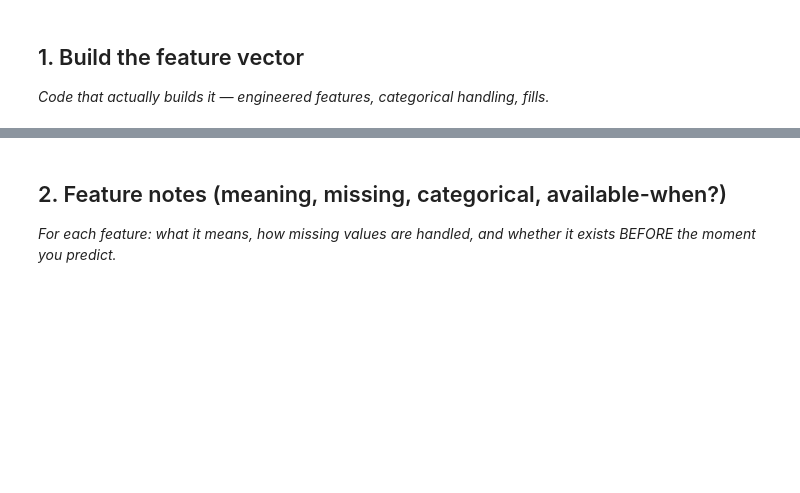
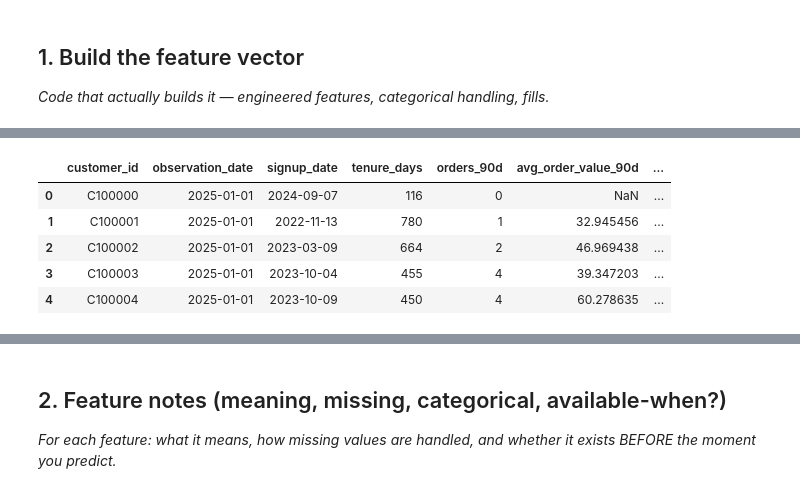
Before and after one commit to umarali8/flyrank-ml-internship, a Jupyter notebook: work/notebooks/w03_feature_leakage_check.ipynb, the cells around one changed output, grey strips where cells are left out. Cells and saved outputs as stored; diff of their text form; code cells hidden in the pictures; blank space fills up the shorter version.

Commit message:
complete week 3 feature leakage

```diff
--- a/work/notebooks/w03_feature_leakage_check.ipynb
+++ b/work/notebooks/w03_feature_leakage_check.ipynb
@@ -13,3 +30,91 @@ This skeleton is yours to fill. Work the sections **in order** — each one has
 # %%
-# This cell is for CODE (numbers, a query, a check).
-# Write your text answer in the cell ABOVE this one — typing sentences here breaks Run All.
+import numpy as np
+import pandas as pd
+
+rng = np.random.default_rng(42)
+n = 2000
+observation_date = pd.Timestamp("2025-01-01")
+
+# --- latent "true" propensity to churn (not a feature, used only to generate labels) ---
+tenure_days = rng.integers(30, 1000, size=n)
+engagement = rng.beta(2, 2, size=n)  # 0..1, higher = more engaged
+days_since_last_login = rng.poisson(lam=(1 - engagement) * 25 + 1, size=n)
+support_tickets_90d = rng.poisson(lam=(1 - engagement) * 2.5, size=n)
+orders_90d = rng.poisson(lam=engagement * 4, size=n)
+
+churn_logit = (
+    -1.2
+    + 0.05 * days_since_last_login
+    + 0.35 * support_tickets_90d
+    - 0.6 * orders_90d
+    - 0.0015 * tenure_days
+    + rng.normal(0, 0.8, size=n)
+)
+churn_prob = 1 / (1 + np.exp(-churn_logit))
+churned_next_30d = (rng.random(n) < churn_prob).astype(int)
+
+# --- observed features (as of observation_date) ---
+signup_date = observation_date - pd.to_timedelta(tenure_days, unit="D")
+
+avg_order_value_90d = np.where(
+    orders_90d > 0, rng.normal(45, 15, size=n).clip(5, None), np.nan
+)
+
+is_premium_member = rng.random(n) < 0.3
+
+regions = np.array(["north", "south", "east", "west"])
+region = rng.choice(regions, size=n)
+
+payment_methods = np.array(["card", "paypal", "bank_transfer"])
+payment_method = rng.choice(payment_methods, size=n).astype(object)
+missing_pay_idx = rng.choice(n, size=int(0.05 * n), replace=False)
+payment_method[missing_pay_idx] = np.nan
+
+email_opt_in = rng.random(n) < 0.6
+email_opt_in = email_opt_in.astype(object)
+missing_email_idx = rng.choice(n, size=int(0.08 * n), replace=False)
+email_opt_in[missing_email_idx] = np.nan
+
+discount_used_90d = rng.poisson(lam=0.6, size=n)
+
+# --- deliberate leakage traps (kept in the RAW table on purpose; hunted in Section 3) ---
+# (a) label-derived: this field is only ever populated *after* a customer has churned
+cancellation_reason = np.full(n, np.nan, dtype=object)
+churned_idx = np.where(churned_next_30d == 1)[0]
+cancellation_reason[churned_idx] = rng.choice(
+    ["price", "service", "competitor", "no_reason_given"], size=len(churned_idx)
+)
+
+# (b) temporal leakage: "all-time" total includes orders placed AFTER observation_date,
+# and churners systematically place ~0 orders after that date -- so this field
+# smuggles in the future outcome under an innocent-looking name.
+future_orders = np.where(churned_next_30d == 1, rng.poisson(0.1, n), rng.poisson(3.5, n))
+total_orders_alltime = orders_90d + future_orders
+
+raw = pd.DataFrame({
+    "customer_id": [f"C{100000+i}" for i in range(n)],
+    "observation_date": observation_date,
+    "signup_date": signup_date,
+    "tenure_days": tenure_days,
+    "orders_90d": orders_90d,
+    "avg_order_value_90d": avg_order_value_90d,
+    "days_since_last_login": days_since_last_login,
+    "support_tickets_90d": support_tickets_90d,
+    "is_premium_member": is_premium_member,
+    "region": region,
+    "payment_method": payment_method,
+    "email_opt_in": email_opt_in,
+    "discount_used_90d": discount_used_90d,
+    "cancellation_reason": cancellation_reason,     # leakage trap (a)
+    "total_orders_alltime": total_orders_alltime,   # leakage trap (b)
+    "churned_next_30d": churned_next_30d,           # label
+})
+
+raw.head()
+# %% [output]
+|  | customer_id | observation_date | signup_date | tenure_days | orders_90d | avg_order_value_90d | ... |
+| 0 | C100000 | 2025-01-01 | 2024-09-07 | 116 | 0 | NaN | ... |
+| 1 | C100001 | 2025-01-01 | 2022-11-13 | 780 | 1 | 32.945456 | ... |
+| 2 | C100002 | 2025-01-01 | 2023-03-09 | 664 | 2 | 46.969438 | ... |
+| 3 | C100003 | 2025-01-01 | 2023-10-04 | 455 | 4 | 39.347203 | ... |
+| 4 | C100004 | 2025-01-01 | 2023-10-09 | 450 | 4 | 60.278635 | ... |
```
Also changed, not shown: parts of 8 cells of this notebook.
